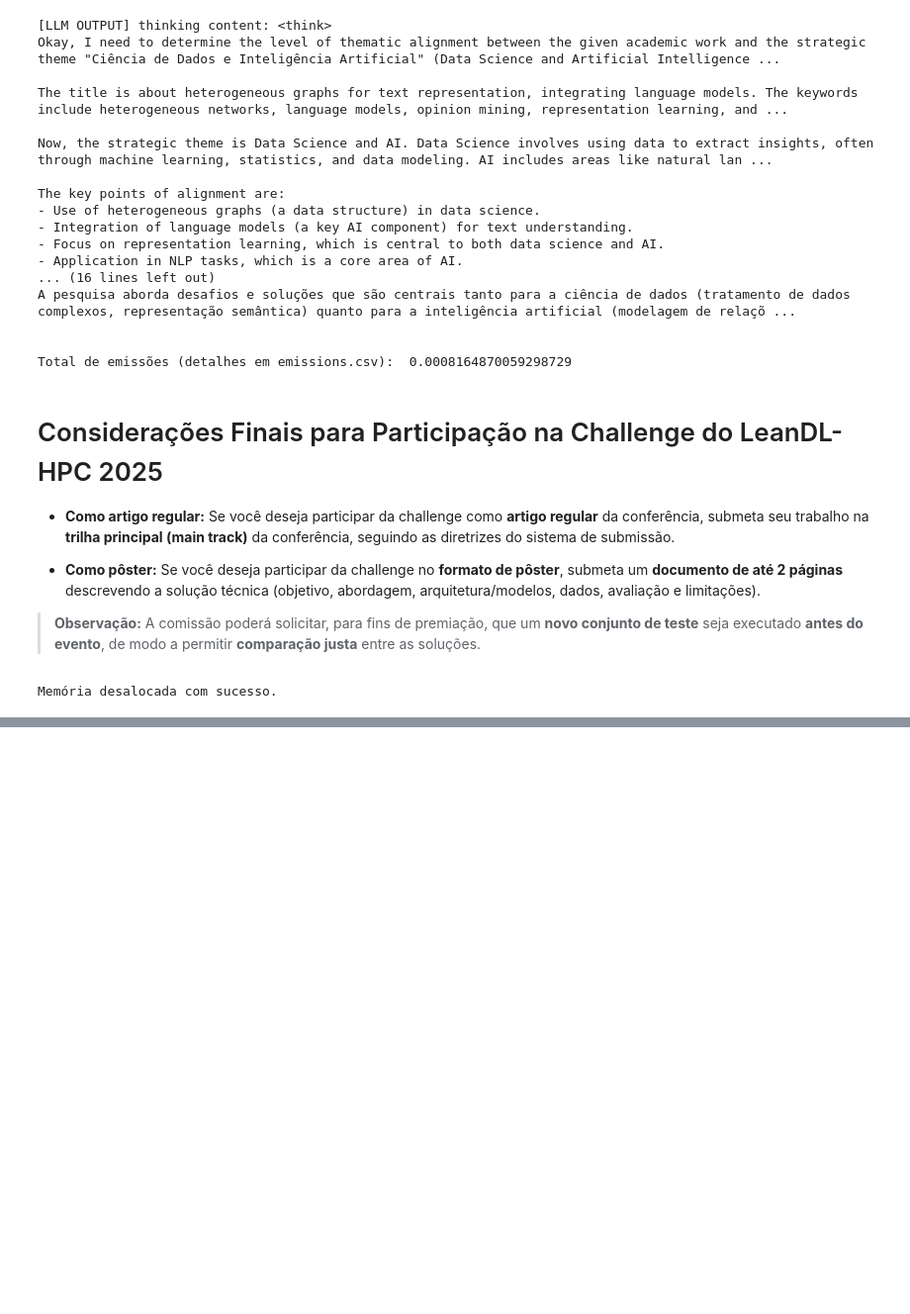
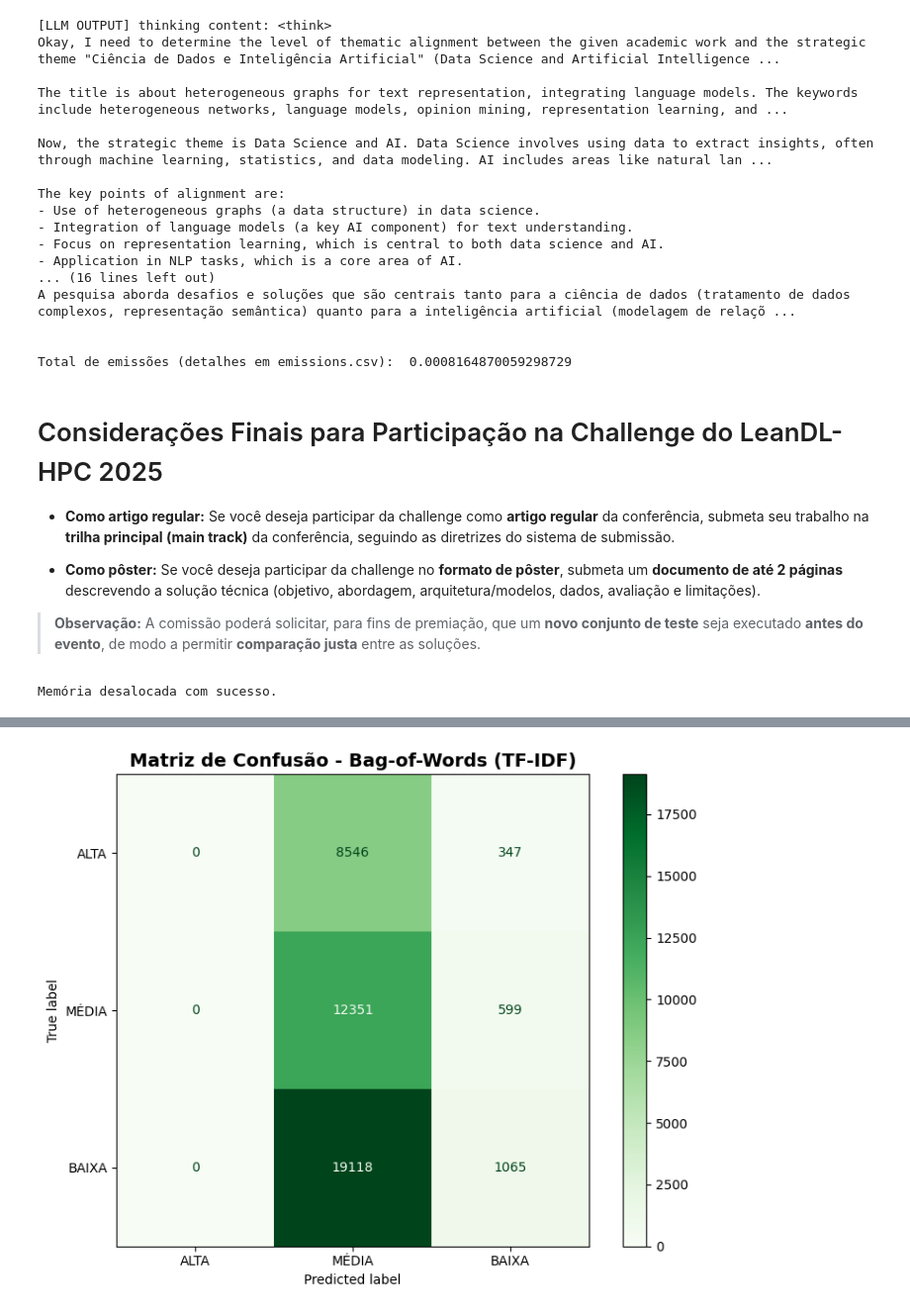
Before and after one commit to leonardo8787/LeanDL-HPC-2025, a Jupyter notebook: main.ipynb, the cells around one changed output, grey strips where cells are left out. Shown at 99% size. Cells and saved outputs as stored; diff of their text form; code cells hidden in the pictures; blank space fills up the shorter version.

```diff
--- a/main.ipynb
+++ b/main.ipynb
@@ -531,0 +678,74 @@ Memória desalocada com sucesso.
+# %%
+from sklearn.metrics import accuracy_score, precision_score, recall_score, f1_score
+from sklearn.metrics import classification_report, confusion_matrix, ConfusionMatrixDisplay
+import matplotlib.pyplot as plt
+import seaborn as sns
+
+df_valid_bow = dados_df.dropna(subset=['modelo_nivel', 'nivel_aderencia_BoW'])
+
+y_true = df_valid_bow['modelo_nivel']
+y_pred_bow = df_valid_bow['nivel_aderencia_BoW']
+
+acc_bow = accuracy_score(y_true, y_pred_bow)
+precision_bow = precision_score(y_true, y_pred_bow, labels=["ALTA", "MEDIA", "BAIXA"], average='weighted', zero_division=0)
+recall_bow = recall_score(y_true, y_pred_bow, labels=["ALTA", "MEDIA", "BAIXA"], average='weighted', zero_division=0)
+f1_bow = f1_score(y_true, y_pred_bow, labels=["ALTA", "MEDIA", "BAIXA"], average='weighted', zero_division=0)
+
+print("="*70)
+print("AVALIAÇÃO DO MODELO BAG-OF-WORDS (TF-IDF)")
+print("="*70)
+print(f"\n📊 MÉTRICAS GERAIS:")
+print(f"  Acurácia:     {acc_bow:.4f} ({acc_bow*100:.2f}%)")
+print(f"  Precisão:     {precision_bow:.4f} ({precision_bow*100:.2f}%)")
+print(f"  Recall:       {recall_bow:.4f} ({recall_bow*100:.2f}%)")
+print(f"  F1-Score:     {f1_bow:.4f} ({f1_bow*100:.2f}%)")
+
+print("\n" + "="*70)
+print("RELATÓRIO DETALHADO POR CLASSE")
+print("="*70)
+print(classification_report(y_true, y_pred_bow, labels=["ALTA", "MEDIA", "BAIXA"],
+                          target_names=["ALTA", "MÉDIA", "BAIXA"]))
+
+cm_bow = confusion_matrix(y_true, y_pred_bow, labels=["ALTA", "MEDIA", "BAIXA"])
+
+print("\n" + "="*70)
+print("MATRIZ DE CONFUSÃO")
+print("="*70)
+print(cm_bow)
+
+fig, ax = plt.subplots(figsize=(8, 6))
+disp = ConfusionMatrixDisplay(cm_bow, display_labels=["ALTA", "MÉDIA", "BAIXA"])
+disp.plot(ax=ax, cmap='Greens', values_format='d')
+ax.set_title('Matriz de Confusão - Bag-of-Words (TF-IDF)', fontsize=14, fontweight='bold')
+plt.tight_layout()
+plt.show()
+
+print("\n" + "="*70)
+print("ANÁLISE POR CLASSE")
+print("="*70)
+for i, classe in enumerate(["ALTA", "MÉDIA", "BAIXA"]):
+    mask = y_true == classe.replace("Á", "A").replace("Ç", "C")
+    if mask.sum() > 0:
+        acc_classe = accuracy_score(y_true[mask], y_pred_bow[mask])
+        print(f"\n{classe}:")
+        print(f"  Total de amostras:  {mask.sum()}")
+        print(f"  Acurácia:           {acc_classe:.4f} ({acc_classe*100:.2f}%)")
+
+print("\n" + "="*70)
+print("ESTATÍSTICAS ADICIONAIS")
+print("="*70)
+print(f"\nTotal de amostras analisadas: {len(df_valid_bow)}")
+print(f"Amostras corretas: {(y_true == y_pred_bow).sum()}")
+print(f"Amostras incorretas: {(y_true != y_pred_bow).sum()}")
+print(f"\nDistribuição das predições:")
+for classe in ["ALTA", "MEDIA", "BAIXA"]:
+    count = (y_pred_bow == classe).sum()
+    pct = count / len(y_pred_bow) * 100
+    print(f"  {classe}: {count} ({pct:.2f}%)")
+
+print(f"\nDistribuição dos rótulos verdadeiros:")
+for classe in ["ALTA", "MEDIA", "BAIXA"]:
+    count = (y_true == classe).sum()
+    pct = count / len(y_true) * 100
+    print(f"  {classe}: {count} ({pct:.2f}%)")
+# %% [output]
@@ -531,0 +782 @@ Memória desalocada com sucesso.
+[figure, added]
```
Also changed, not shown: parts of 3 cells of this notebook, 1 other file.
